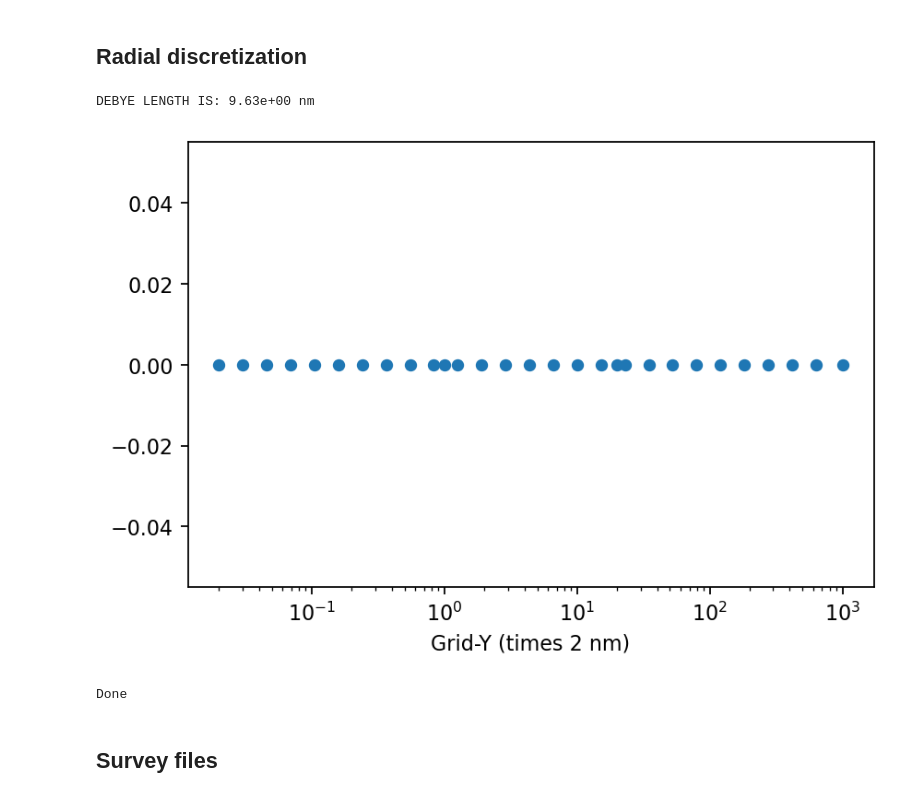
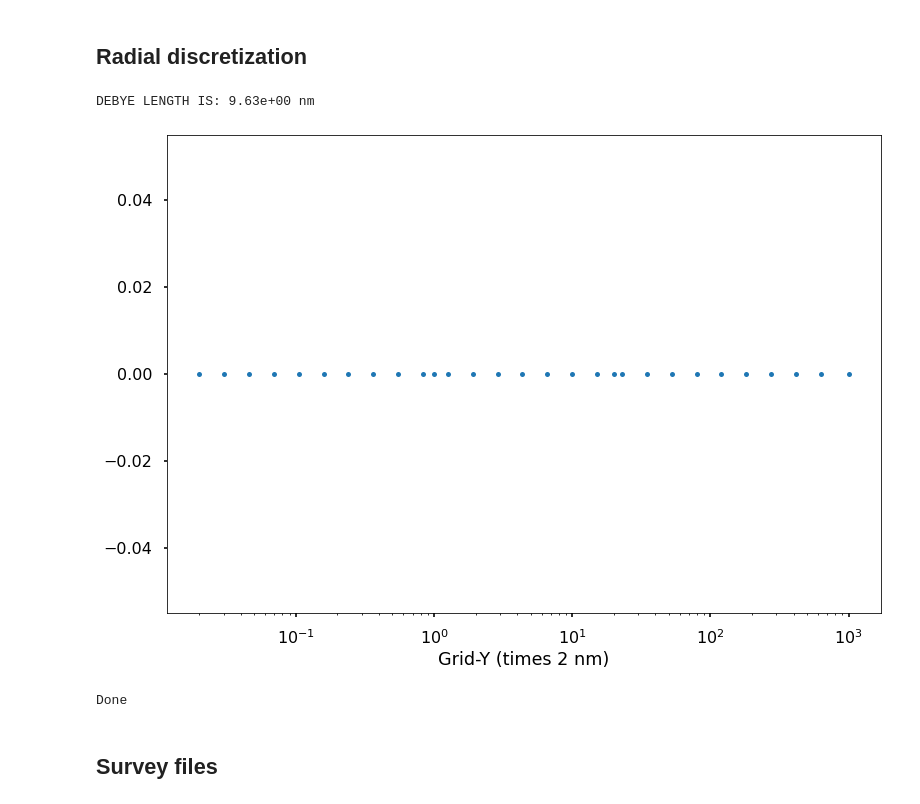
Before and after one commit to yuccadrew/sip, a Jupyter notebook: test_sip.ipynb, the cells around one changed output. Saved outputs shown, nothing was run; the diff lists cells and outputs as text; code cells hidden in the pictures.

```diff
--- a/test_sip.ipynb
+++ b/test_sip.ipynb
@@ -33,6 +33,7 @@ where $u$ denotes the dependent variable and $\mathbf n$ the inward-pointing uni
 %reset -f
 %matplotlib inline
 import matplotlib.pyplot as plt
+plt.style.use('seaborn-poster')
 
 import copy,time
 import numpy as np
@@ -1527,35 +1575,35 @@ def discretize_grid():
         else:
             break
 
     #adjust the starting and ending points in the discretization
     rho=np.r_[0,rho[:-2],2e-6]
 
     #insert 2e-9 into rho for the thin water film
     mask=rho<2e-9
     rho=np.r_[rho[mask],2e-9,rho[~mask]]
 
     #insert 40e-9 into rho for the top of the equipotential surface
     mask=rho<40e-9
     rho=np.r_[rho[mask],40e-9,rho[~mask]]
 
     #display and check the discretization
-    fig,ax=plt.subplots(dpi=160)
+    fig,ax=plt.subplots()
     mask=rho>0
     ax.plot(rho[mask]/debye_len,np.zeros_like(rho[mask]),'o',markersize=5)
     ax.set_xscale('log')
     ax.set_xlabel('Grid-Y (times %d nm)'%(debye_len*1e9))
     #ax.set_xlim(0.01,20)
     plt.show()
 
     return rho
 
 if __name__=='__main__':
     rho=discretize_grid()
     #print(rho)
     print('Done')
 # %% [output]
 DEBYE LENGTH IS: 9.63e+00 nm
-[figure, old version]
+[figure, new version]
 Done
 # %% [markdown]
 ## Survey files <a id="4.2"></a>
```
Also changed, not shown: parts of 15 cells of this notebook.
